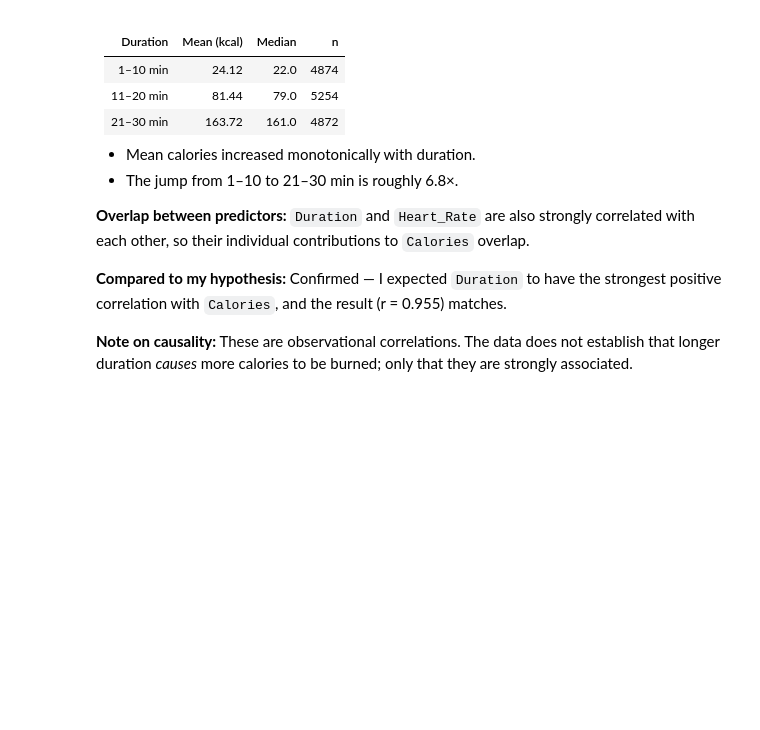
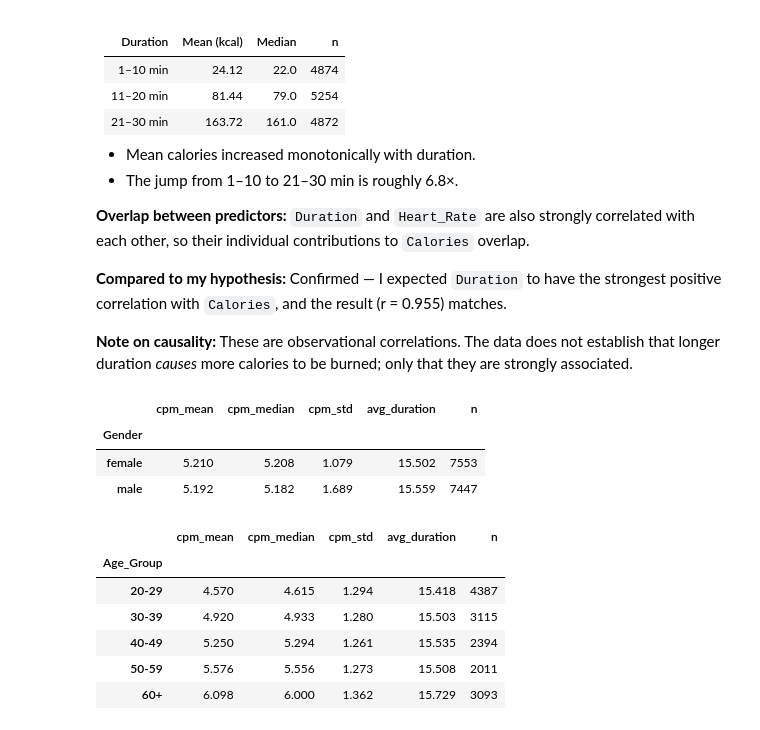
Before and after one commit to Sheyda-Fathi/fitness-calories-eda, a Jupyter notebook: notebooks/02_analysis.ipynb, the cells around one changed output. Cells and saved outputs as stored; diff of their text form; code cells hidden in the pictures; blank space fills up the shorter version.

```diff
--- a/notebooks/02_analysis.ipynb
+++ b/notebooks/02_analysis.ipynb
@@ -207,3 +207,40 @@ correlation with `Calories`, and the result (r = 0.955) matches.
 **Note on causality:** These are observational correlations.
 The data does not establish that longer duration *causes* more calories
 to be burned; only that they are strongly associated.
+# %%
+gender_summary = (
+    df.groupby("Gender", observed=True)
+    .agg(
+        cpm_mean=("Calories_per_Minute", "mean"),
+        cpm_median=("Calories_per_Minute", "median"),
+        cpm_std=("Calories_per_Minute", "std"),
+        avg_duration=("Duration", "mean"),
+        n=("User_ID", "count"),
+    ) .round(3)
+)
+gender_summary
+# %% [output]
+|  | cpm_mean | cpm_median | cpm_std | avg_duration | n |
+| Gender |  |  |  |  |  |
+| female | 5.210 | 5.208 | 1.079 | 15.502 | 7553 |
+| male | 5.192 | 5.182 | 1.689 | 15.559 | 7447 |
+# %%
+age_summary = (
+    df.groupby("Age_Group", observed=True)
+    .agg(
+        cpm_mean=("Calories_per_Minute", "mean"),
+        cpm_median=("Calories_per_Minute", "median"),
+        cpm_std=("Calories_per_Minute", "std"),
+        avg_duration=("Duration", "mean"),
+        n=("User_ID", "count"),
+    ).round(3)
+)
+age_summary
+# %% [output]
+|  | cpm_mean | cpm_median | cpm_std | avg_duration | n |
+| Age_Group |  |  |  |  |  |
+| 20-29 | 4.570 | 4.615 | 1.294 | 15.418 | 4387 |
+| 30-39 | 4.920 | 4.933 | 1.280 | 15.503 | 3115 |
+| 40-49 | 5.250 | 5.294 | 1.261 | 15.535 | 2394 |
+| 50-59 | 5.576 | 5.556 | 1.273 | 15.508 | 2011 |
+| 60+ | 6.098 | 6.000 | 1.362 | 15.729 | 3093 |
```
Also changed, not shown: parts of 4 cells of this notebook, 1 other file.
